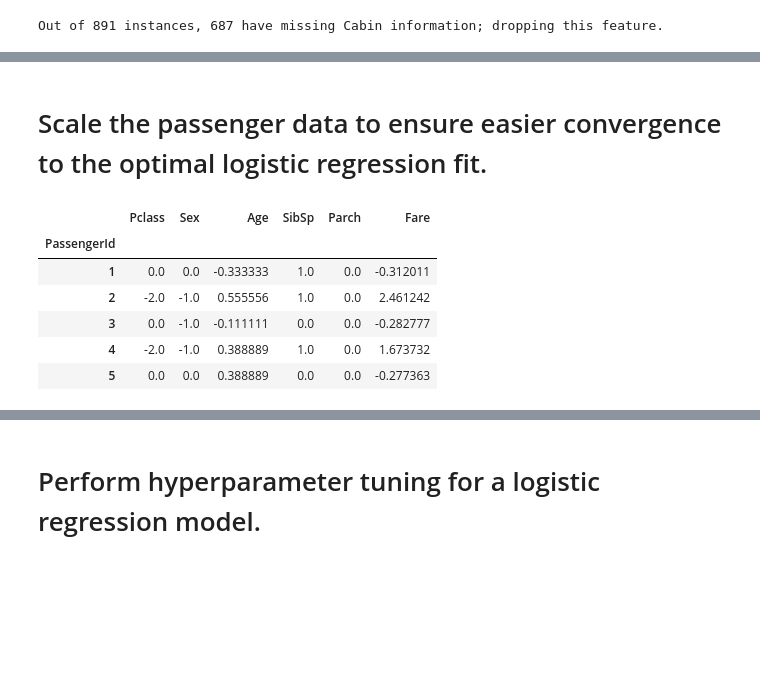
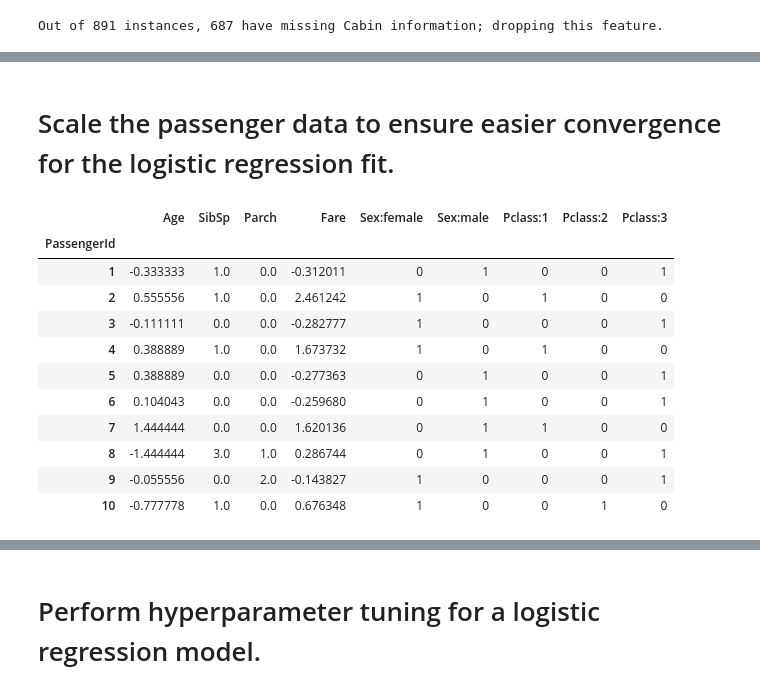
Before and after one commit to darrylgleason/Kaggle_Titanic, a Jupyter notebook: titanic.ipynb, the cells around one changed output, grey strips where cells are left out. Drawn from its saved outputs; the diff is of its cells as text; code cells hidden in the pictures; blank space fills up the shorter version.

```diff
--- a/titanic.ipynb
+++ b/titanic.ipynb
@@ -376,23 +426,30 @@ plt.show()
 # %% [markdown]
-# Scale the passenger data to ensure easier convergence to the optimal logistic regression fit.
+# Scale the passenger data to ensure easier convergence for the logistic regression fit.
 # %%
 # Since several of the categories contain outliers
 # (i.e. > 3 standard deviations from the mean), use
 # a robust scaling method which accounts for outliers.
 robust_scaler = preprocessing.RobustScaler()
-x_train[x_train.columns] = robust_scaler.fit_transform(
-    x_train[x_train.columns])
+x_train['Age'] = robust_scaler.fit_transform(x_train['Age'].values.reshape(-1,1))
+x_train['Fare'] = robust_scaler.fit_transform(x_train['Fare'].values.reshape(-1,1))
+x_train['SibSp'] = robust_scaler.fit_transform(x_train['SibSp'].values.reshape(-1,1))
+x_train['Parch'] = robust_scaler.fit_transform(x_train['Parch'].values.reshape(-1,1))
 
 # View the data to ensure everything scaled properly.
-x_train.head()
+x_train.head(10)
 # %% [output]
-|  | Pclass | Sex | Age | SibSp | Parch | Fare |
-| PassengerId |  |  |  |  |  |  |
-| 1 | 0.0 | 0.0 | -0.333333 | 1.0 | 0.0 | -0.312011 |
-| 2 | -2.0 | -1.0 | 0.555556 | 1.0 | 0.0 | 2.461242 |
-| 3 | 0.0 | -1.0 | -0.111111 | 0.0 | 0.0 | -0.282777 |
-| 4 | -2.0 | -1.0 | 0.388889 | 1.0 | 0.0 | 1.673732 |
-| 5 | 0.0 | 0.0 | 0.388889 | 0.0 | 0.0 | -0.277363 |
+|  | Age | SibSp | Parch | Fare | Sex:female | Sex:male | Pclass:1 | Pclass:2 | Pclass:3 |
+| PassengerId |  |  |  |  |  |  |  |  |  |
+| 1 | -0.333333 | 1.0 | 0.0 | -0.312011 | 0 | 1 | 0 | 0 | 1 |
+| 2 | 0.555556 | 1.0 | 0.0 | 2.461242 | 1 | 0 | 1 | 0 | 0 |
+| 3 | -0.111111 | 0.0 | 0.0 | -0.282777 | 1 | 0 | 0 | 0 | 1 |
+| 4 | 0.388889 | 1.0 | 0.0 | 1.673732 | 1 | 0 | 1 | 0 | 0 |
+| 5 | 0.388889 | 0.0 | 0.0 | -0.277363 | 0 | 1 | 0 | 0 | 1 |
+| 6 | 0.104043 | 0.0 | 0.0 | -0.259680 | 0 | 1 | 0 | 0 | 1 |
+| 7 | 1.444444 | 0.0 | 0.0 | 1.620136 | 0 | 1 | 1 | 0 | 0 |
+| 8 | -1.444444 | 3.0 | 1.0 | 0.286744 | 0 | 1 | 0 | 0 | 1 |
+| 9 | -0.055556 | 0.0 | 2.0 | -0.143827 | 1 | 0 | 0 | 0 | 1 |
+| 10 | -0.777778 | 1.0 | 0.0 | 0.676348 | 1 | 0 | 0 | 1 | 0 |
 # %%
 x_train.describe()
 # %% [output]
```
Also changed, not shown: parts of 21 cells of this notebook.
